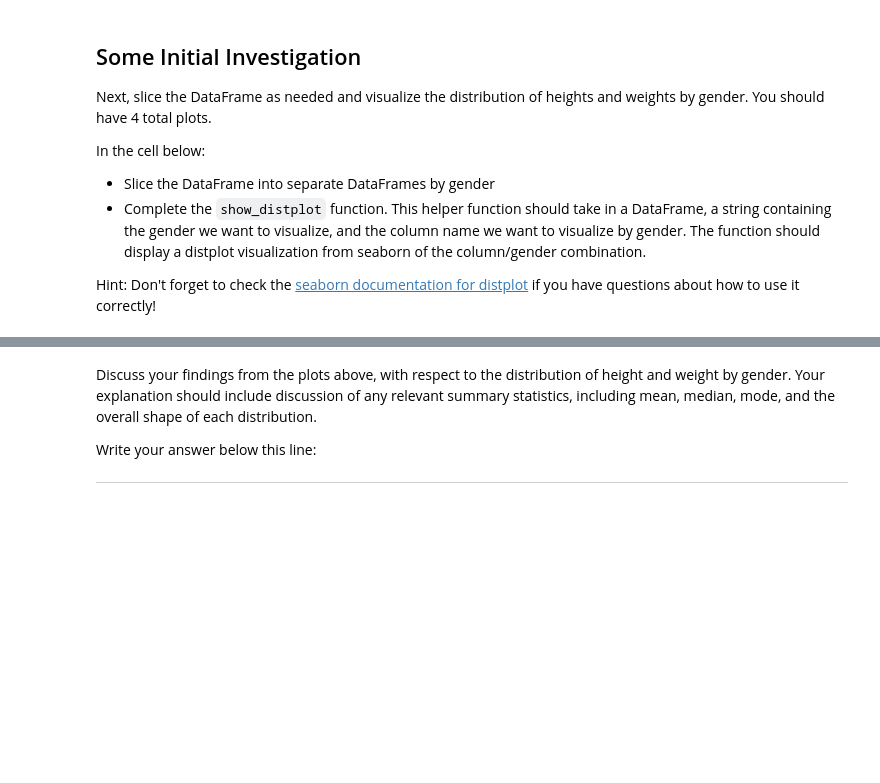
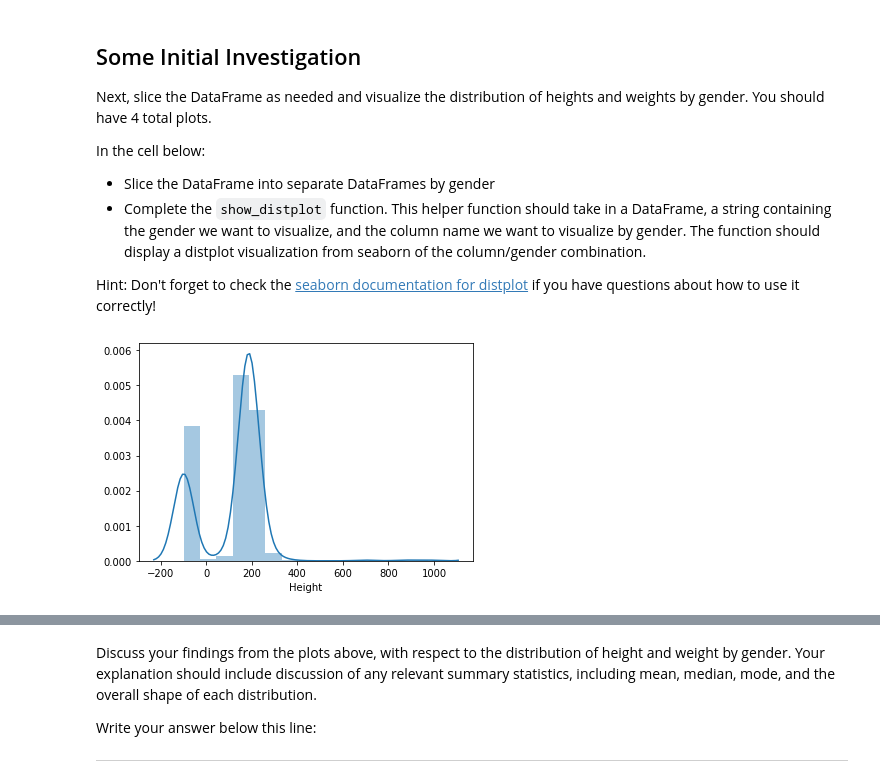
Before and after one commit to eannefawcett/dsc-data-cleaning-project-online-ds-pt-081219, a Jupyter notebook: index.ipynb, the cells around one changed output, grey strips where cells are left out. Saved outputs shown, nothing was run; the diff lists cells and outputs as text; code cells hidden in the pictures; blank space fills up the shorter version.

```diff
--- a/index.ipynb
+++ b/index.ipynb
@@ -215,12 +223,15 @@ In the cell below:
 
 Hint: Don't forget to check the [seaborn documentation for distplot](https://seaborn.pydata.org/generated/seaborn.distplot.html) if you have questions about how to use it correctly!
 # %%
-male_heroes_df = None
-female_heroes_df = None
+male_heroes_df = heroes_powers[heroes_powers['Gender']=='Male']
+female_heroes_df = heroes_powers[heroes_powers['Gender']=='Female']
 
 def show_distplot(dataframe, gender, column_name):
-    pass
+    sns.distplot(dataframe[column_name], label=gender)
 # %%
 # Male Height
+show_distplot(male_heroes_df, 'Male', 'Height')
+# %% [output]
+[figure, added]
 # %%
 # Male Weight
```
Also changed, not shown: parts of 13 cells of this notebook.
